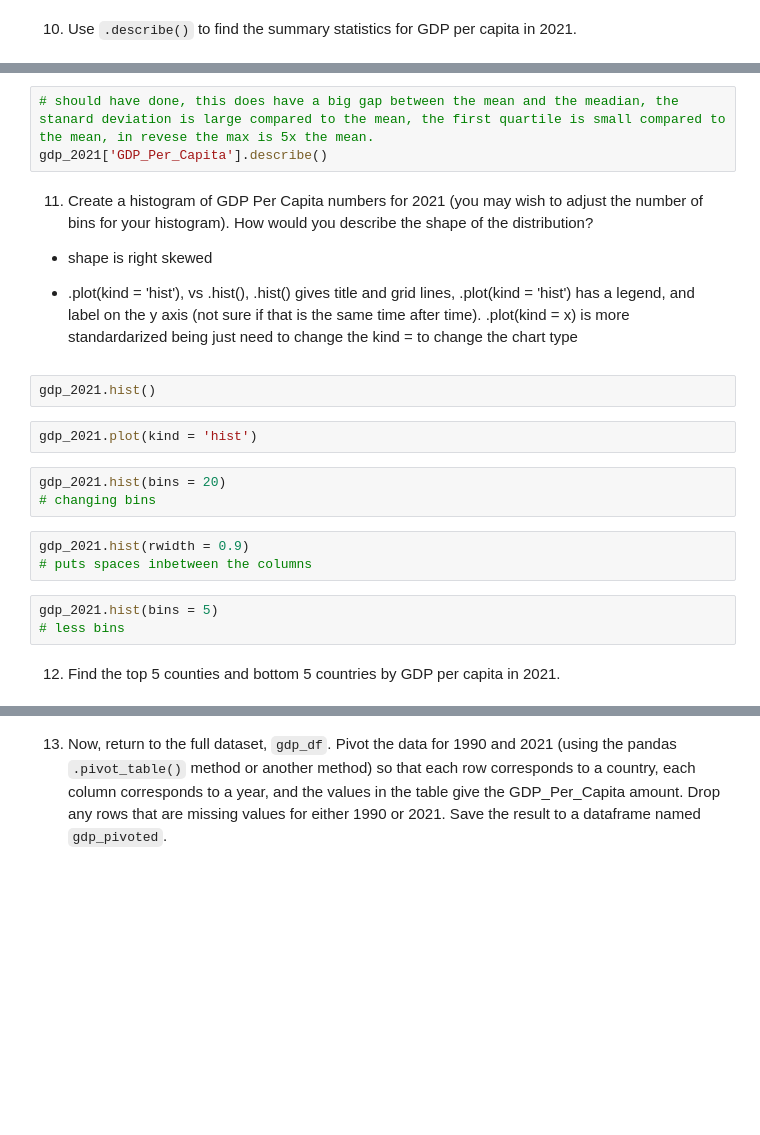
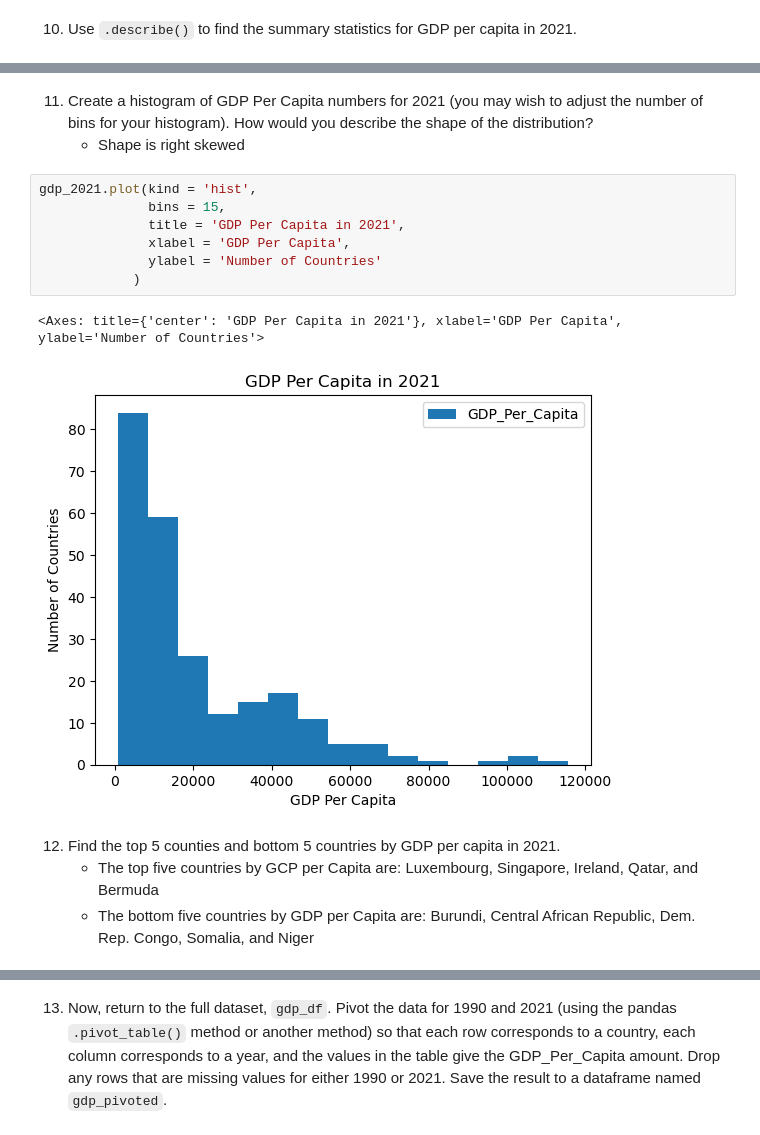
Before and after one commit to nss-data-science-cohort-8/un-exploration-vickitaylor, a Jupyter notebook: notebooks/un_data_exploration.ipynb, the cells around one changed output, grey strips where cells are left out. Cells and saved outputs as stored; diff of their text form; blank space fills up the shorter version.

```diff
--- a/notebooks/un_data_exploration.ipynb
+++ b/notebooks/un_data_exploration.ipynb
@@ -161,24 +180,18 @@ gdp_2021.describe()
-# %%
-# should have done, this does have a big gap between the mean and the meadian, the stanard deviation is large compared to the mean, the first quartile is small compared to the mean, in revese the max is 5x the mean.
-gdp_2021['GDP_Per_Capita'].describe()
 # %% [markdown]
 11. Create a histogram of GDP Per Capita numbers for 2021 (you may wish to adjust the number of bins for your histogram). How would you describe the shape of the distribution?
-- shape is right skewed
-
-- .plot(kind = 'hist'), vs .hist(), .hist() gives title and grid lines, .plot(kind = 'hist') has a legend, and label on the y axis (not sure if that is the same time after time). .plot(kind = x) is more standardarized being just need to change the kind = to change the chart type
+    - Shape is right skewed
-# %%
-gdp_2021.hist()
 # %%
-gdp_2021.plot(kind = 'hist')
+gdp_2021.plot(kind = 'hist',
+              bins = 15,
+              title = 'GDP Per Capita in 2021',
+              xlabel = 'GDP Per Capita',
+              ylabel = 'Number of Countries'
+            )
+# %% [output]
+<Axes: title={'center': 'GDP Per Capita in 2021'}, xlabel='GDP Per Capita', ylabel='Number of Countries'>
+[figure, added]
-# %%
-gdp_2021.hist(bins = 20)
-# changing bins
-# %%
-gdp_2021.hist(rwidth = 0.9)
-# puts spaces inbetween the columns
-# %%
-gdp_2021.hist(bins = 5)
-# less bins
 # %% [markdown]
 12. Find the top 5 counties and bottom 5 countries by GDP per capita in 2021.
+    - The top five countries by GCP per Capita are: Luxembourg, Singapore, Ireland, Qatar, and Bermuda
+    - The bottom five countries by GDP per Capita are: Burundi, Central African Republic, Dem. Rep. Congo, Somalia, and Niger
 # %%
```
Also changed, not shown: parts of 92 cells of this notebook.
